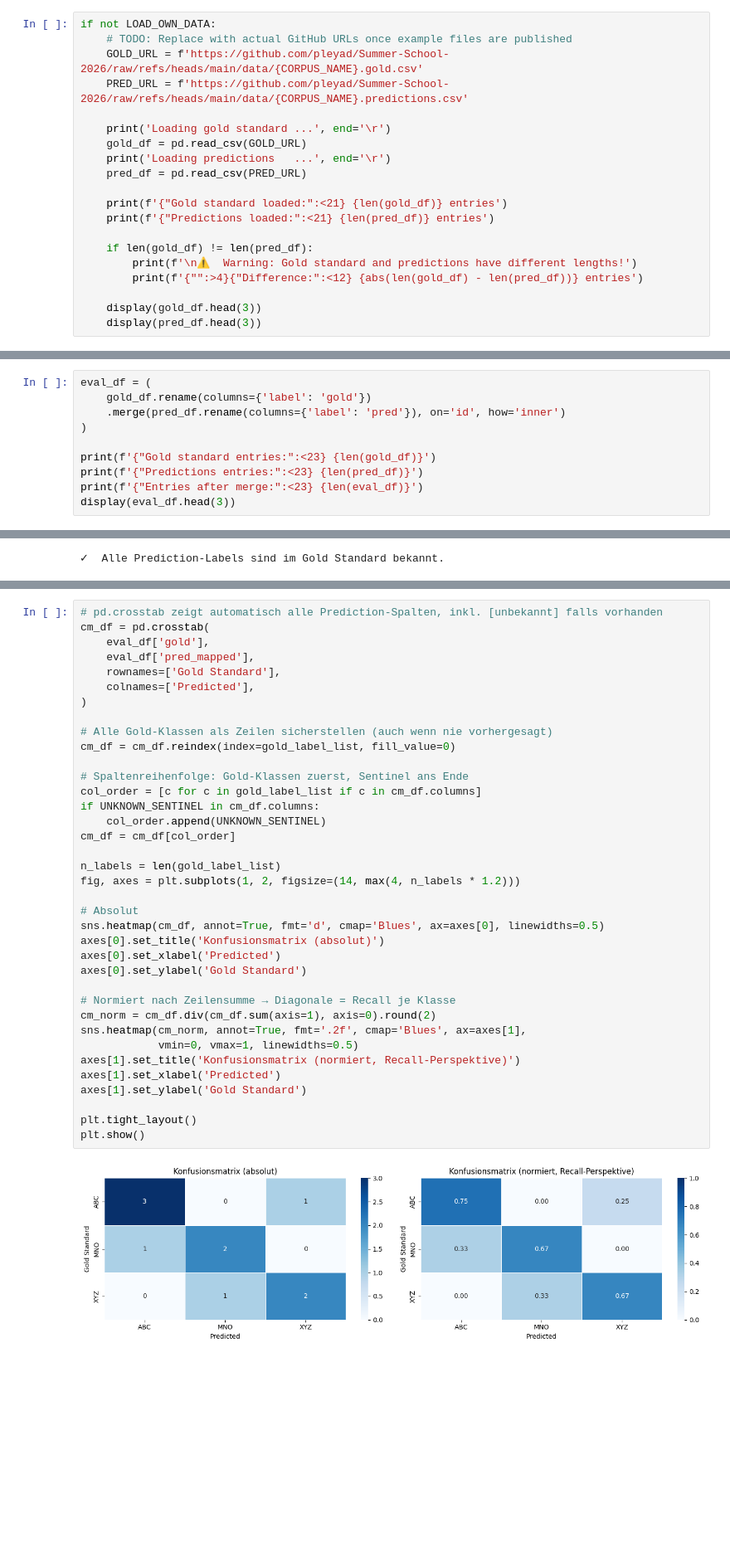
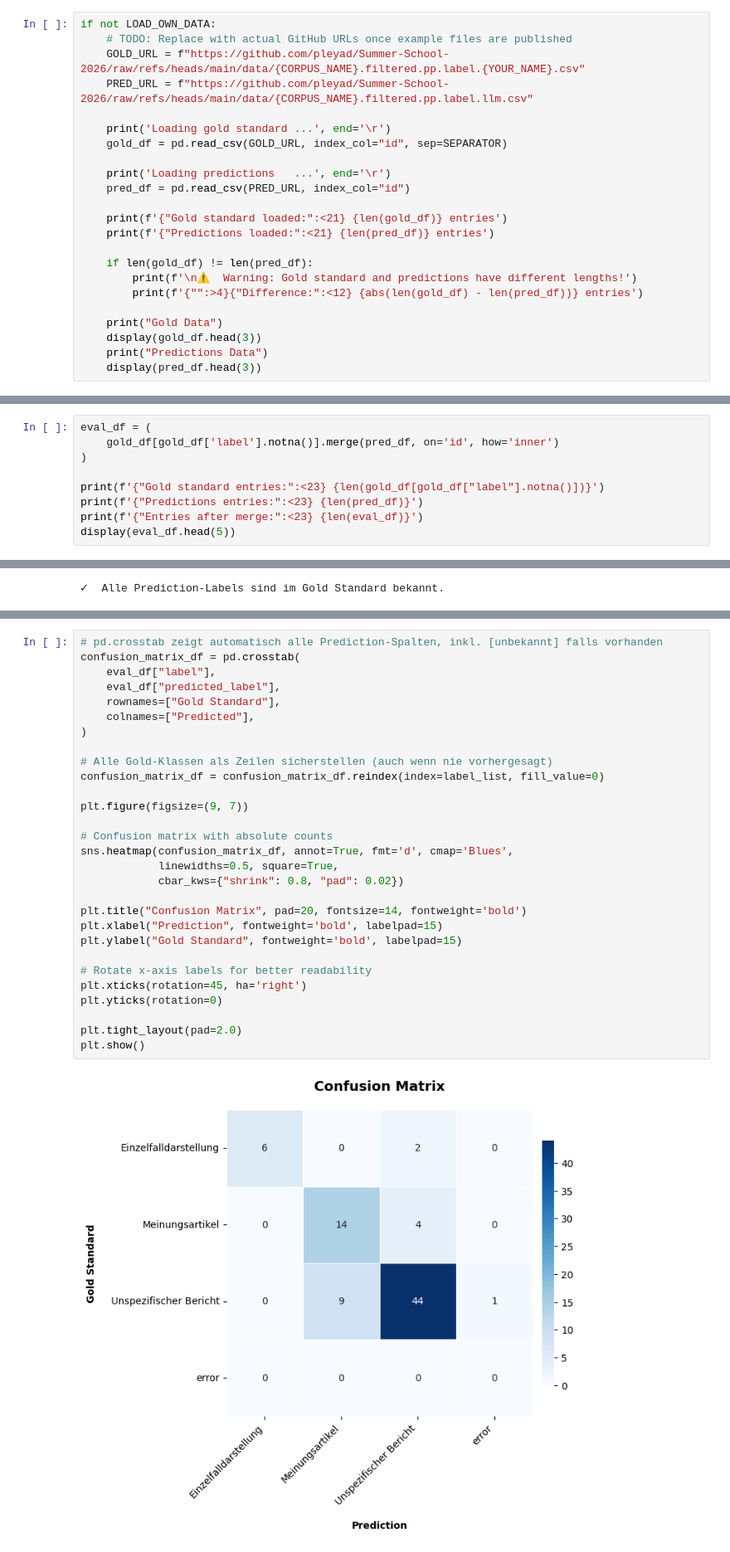
Before and after one commit to zentralbibliothek-zuerich/zblab-summerschool-2026, a Jupyter notebook: notebooks/XX_evaluation.ipynb, the cells around one changed output, grey strips where cells are left out. Shown at 83% size. Cells and saved outputs as stored; diff of their text form; blank space fills up the shorter version.

Commit message:
:construction: revise draft and load real data

```diff
--- a/notebooks/XX_evaluation.ipynb
+++ b/notebooks/XX_evaluation.ipynb
@@ -91,13 +80,14 @@ Predictions loaded:   10 entries
 # %%
 if not LOAD_OWN_DATA:
     # TODO: Replace with actual GitHub URLs once example files are published
-    GOLD_URL = f'https://github.com/pleyad/Summer-School-2026/raw/refs/heads/main/data/{CORPUS_NAME}.gold.csv'
-    PRED_URL = f'https://github.com/pleyad/Summer-School-2026/raw/refs/heads/main/data/{CORPUS_NAME}.predictions.csv'
+    GOLD_URL = f"https://github.com/pleyad/Summer-School-2026/raw/refs/heads/main/data/{CORPUS_NAME}.filtered.pp.label.{YOUR_NAME}.csv"
+    PRED_URL = f"https://github.com/pleyad/Summer-School-2026/raw/refs/heads/main/data/{CORPUS_NAME}.filtered.pp.label.llm.csv"
 
     print('Loading gold standard ...', end='\r')
-    gold_df = pd.read_csv(GOLD_URL)
+    gold_df = pd.read_csv(GOLD_URL, index_col="id", sep=SEPARATOR)
+
     print('Loading predictions   ...', end='\r')
-    pred_df = pd.read_csv(PRED_URL)
+    pred_df = pd.read_csv(PRED_URL, index_col="id")
 
     print(f'{"Gold standard loaded:":<21} {len(gold_df)} entries')
     print(f'{"Predictions loaded:":<21} {len(pred_df)} entries')
@@ -106,6 +96,8 @@ if not LOAD_OWN_DATA:
         print(f'\n⚠️  Warning: Gold standard and predictions have different lengths!')
         print(f'{"":>4}{"Difference:":<12} {abs(len(gold_df) - len(pred_df))} entries')
 
+    print("Gold Data")
     display(gold_df.head(3))
+    print("Predictions Data")
     display(pred_df.head(3))
 # %% [output]
@@ -119,12 +123,11 @@ Wir verbinden Gold Standard und Predictions über die `id`-Spalte. Da jede Textp
 Falls die Anzahl Dokumente vor und nach dem Merge nicht übereinstimmt, fehlt für einige IDs entweder eine Annotation oder eine Prediction.
 # %%
 eval_df = (
-    gold_df.rename(columns={'label': 'gold'})
-    .merge(pred_df.rename(columns={'label': 'pred'}), on='id', how='inner')
+    gold_df[gold_df['label'].notna()].merge(pred_df, on='id', how='inner')
 )
 
-print(f'{"Gold standard entries:":<23} {len(gold_df)}')
+print(f'{"Gold standard entries:":<23} {len(gold_df[gold_df["label"].notna()])}')
 print(f'{"Predictions entries:":<23} {len(pred_df)}')
 print(f'{"Entries after merge:":<23} {len(eval_df)}')
-display(eval_df.head(3))
+display(eval_df.head(5))
 # %% [output]
@@ -270,40 +281,32 @@ Die Konfusionsmatrix zeigt, welche Klassen miteinander verwechselt werden:
 Die **normierte Variante** (rechts) zeigt den Recall je Klasse direkt auf der Diagonalen: Welcher Anteil einer Gold-Klasse wurde korrekt erkannt? Alles ausserhalb — inklusive einer `[unbekannt]`-Spalte, falls das Modell halluziniert hat — sind verfehlte Instanzen (False Negatives).
 # %%
 # pd.crosstab zeigt automatisch alle Prediction-Spalten, inkl. [unbekannt] falls vorhanden
-cm_df = pd.crosstab(
-    eval_df['gold'],
-    eval_df['pred_mapped'],
-    rownames=['Gold Standard'],
-    colnames=['Predicted'],
+confusion_matrix_df = pd.crosstab(
+    eval_df["label"],
+    eval_df["predicted_label"],
+    rownames=["Gold Standard"],
+    colnames=["Predicted"],
 )
 
 # Alle Gold-Klassen als Zeilen sicherstellen (auch wenn nie vorhergesagt)
-cm_df = cm_df.reindex(index=gold_label_list, fill_value=0)
+confusion_matrix_df = confusion_matrix_df.reindex(index=label_list, fill_value=0)
 
-# Spaltenreihenfolge: Gold-Klassen zuerst, Sentinel ans Ende
-col_order = [c for c in gold_label_list if c in cm_df.columns]
-if UNKNOWN_SENTINEL in cm_df.columns:
-    col_order.append(UNKNOWN_SENTINEL)
-cm_df = cm_df[col_order]
+plt.figure(figsize=(9, 7))
 
-n_labels = len(gold_label_list)
-fig, axes = plt.subplots(1, 2, figsize=(14, max(4, n_labels * 1.2)))
+# Confusion matrix with absolute counts
+sns.heatmap(confusion_matrix_df, annot=True, fmt='d', cmap='Blues',
+            linewidths=0.5, square=True,
+            cbar_kws={"shrink": 0.8, "pad": 0.02})
 
-# Absolut
-sns.heatmap(cm_df, annot=True, fmt='d', cmap='Blues', ax=axes[0], linewidths=0.5)
-axes[0].set_title('Konfusionsmatrix (absolut)')
-axes[0].set_xlabel('Predicted')
-axes[0].set_ylabel('Gold Standard')
+plt.title("Confusion Matrix", pad=20, fontsize=14, fontweight='bold')
+plt.xlabel("Prediction", fontweight='bold', labelpad=15)
+plt.ylabel("Gold Standard", fontweight='bold', labelpad=15)
 
-# Normiert nach Zeilensumme → Diagonale = Recall je Klasse
-cm_norm = cm_df.div(cm_df.sum(axis=1), axis=0).round(2)
-sns.heatmap(cm_norm, annot=True, fmt='.2f', cmap='Blues', ax=axes[1],
-            vmin=0, vmax=1, linewidths=0.5)
-axes[1].set_title('Konfusionsmatrix (normiert, Recall-Perspektive)')
-axes[1].set_xlabel('Predicted')
-axes[1].set_ylabel('Gold Standard')
+# Rotate x-axis labels for better readability
+plt.xticks(rotation=45, ha='right')
+plt.yticks(rotation=0)
 
-plt.tight_layout()
+plt.tight_layout(pad=2.0)
 plt.show()
 # %% [output]
-[figure, old version]
+[figure, new version]
```
Also changed, not shown: parts of 9 cells of this notebook.
